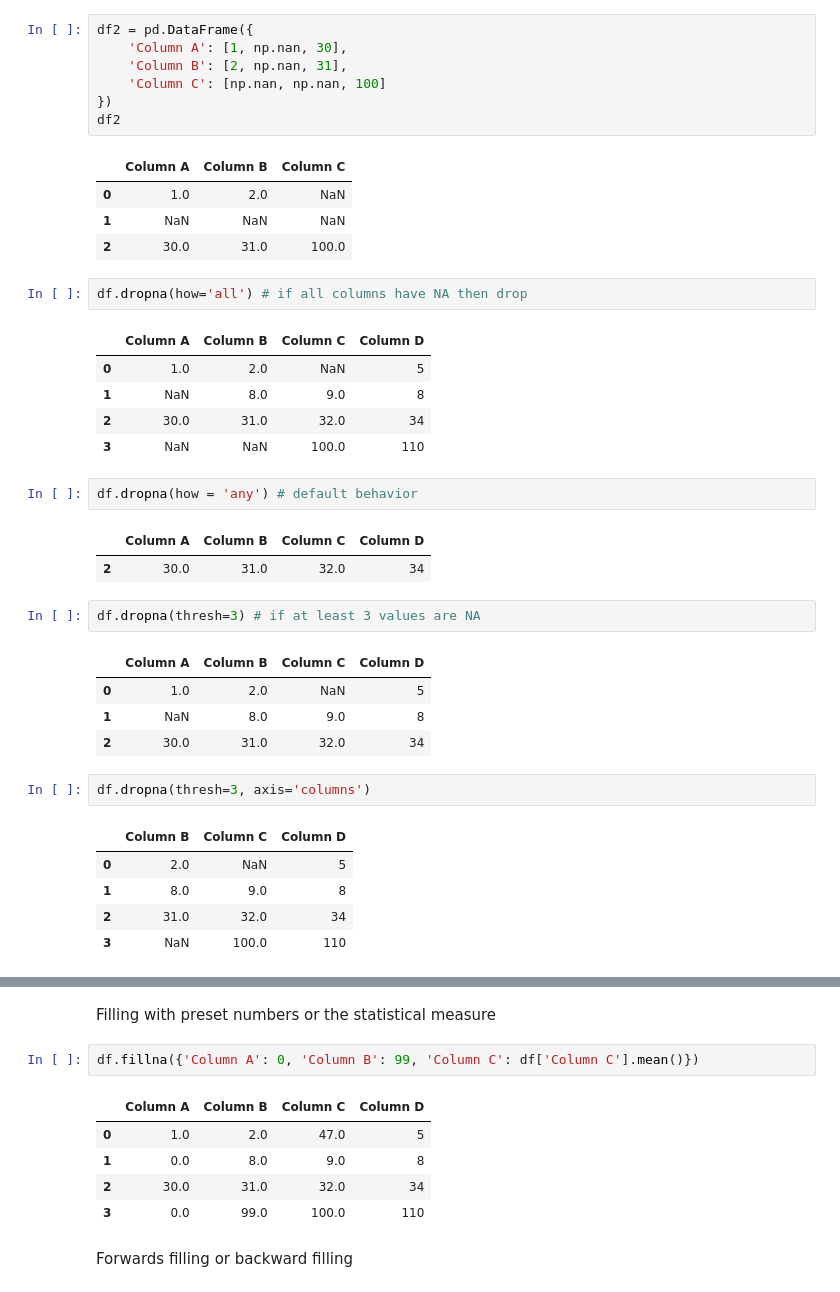
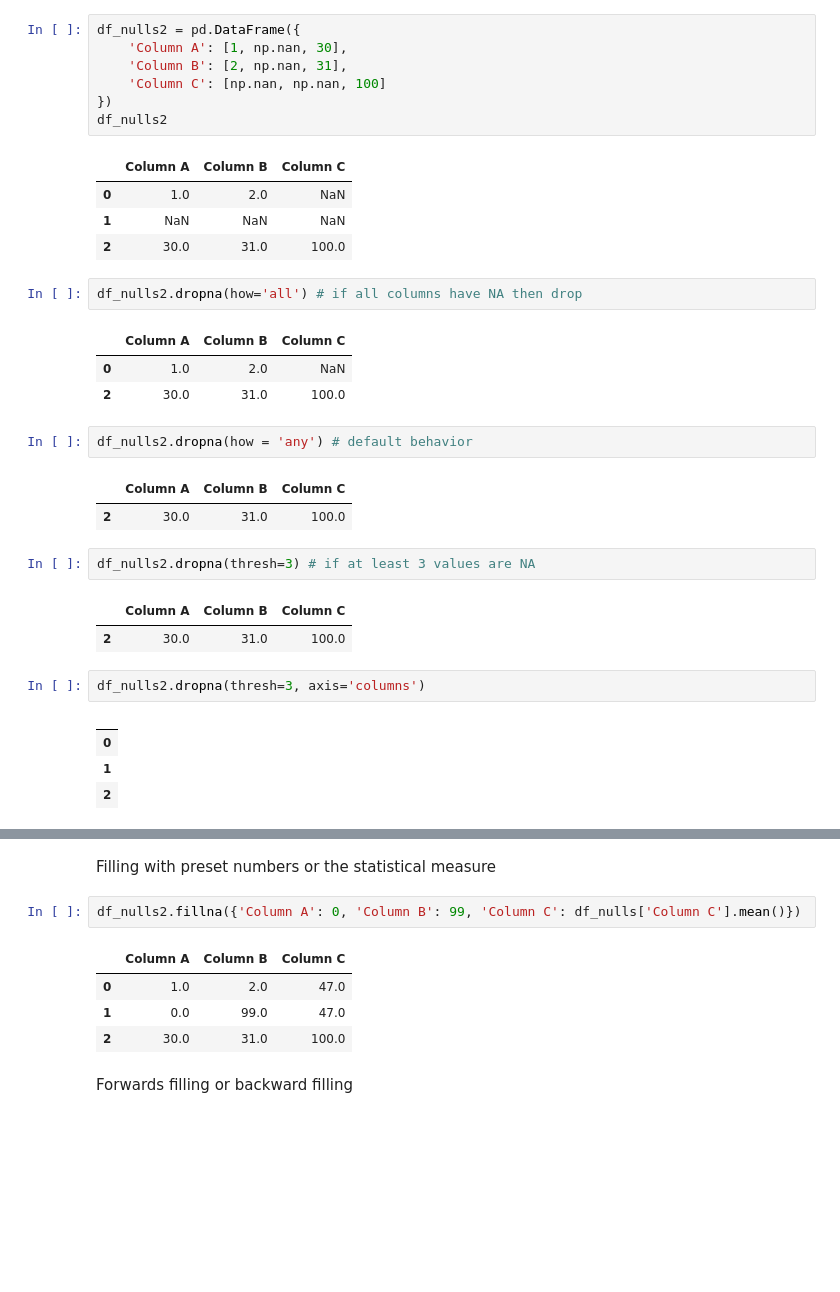
Before and after one commit to dcaley5005/Python_Cheat_Sheet, a Jupyter notebook: Data_Transformation/data_transformation.ipynb, the cells around one changed output, grey strips where cells are left out. Drawn from its saved outputs; the diff is of its cells as text; blank space fills up the shorter version.

```diff
--- a/Data_Transformation/data_transformation.ipynb
+++ b/Data_Transformation/data_transformation.ipynb
@@ -1313,45 +1353,40 @@ df.dropna(axis=1)
 # %% [markdown]
 In this case, any row or column that contains **at least** one null value will be dropped. Which can be, depending on the case, too extreme. You can control this behavior with the `how` parameter. Can be either `'any'` or `'all'`:
 # %%
-df2 = pd.DataFrame({
+df_nulls2 = pd.DataFrame({
     'Column A': [1, np.nan, 30],
     'Column B': [2, np.nan, 31],
     'Column C': [np.nan, np.nan, 100]
 })
-df2
+df_nulls2
 # %% [output]
 |  | Column A | Column B | Column C |
 | 0 | 1.0 | 2.0 | NaN |
 | 1 | NaN | NaN | NaN |
 | 2 | 30.0 | 31.0 | 100.0 |
 # %%
-df.dropna(how='all') # if all columns have NA then drop
+df_nulls2.dropna(how='all') # if all columns have NA then drop
 # %% [output]
-|  | Column A | Column B | Column C | Column D |
-| 0 | 1.0 | 2.0 | NaN | 5 |
-| 1 | NaN | 8.0 | 9.0 | 8 |
-| 2 | 30.0 | 31.0 | 32.0 | 34 |
-| 3 | NaN | NaN | 100.0 | 110 |
+|  | Column A | Column B | Column C |
+| 0 | 1.0 | 2.0 | NaN |
+| 2 | 30.0 | 31.0 | 100.0 |
 # %%
-df.dropna(how = 'any') # default behavior
+df_nulls2.dropna(how = 'any') # default behavior
 # %% [output]
-|  | Column A | Column B | Column C | Column D |
-| 2 | 30.0 | 31.0 | 32.0 | 34 |
+|  | Column A | Column B | Column C |
+| 2 | 30.0 | 31.0 | 100.0 |
 # %%
-df.dropna(thresh=3) # if at least 3 values are NA
+df_nulls2.dropna(thresh=3) # if at least 3 values are NA
 # %% [output]
-|  | Column A | Column B | Column C | Column D |
-| 0 | 1.0 | 2.0 | NaN | 5 |
-| 1 | NaN | 8.0 | 9.0 | 8 |
-| 2 | 30.0 | 31.0 | 32.0 | 34 |
+|  | Column A | Column B | Column C |
+| 2 | 30.0 | 31.0 | 100.0 |
 # %%
-df.dropna(thresh=3, axis='columns')
+df_nulls2.dropna(thresh=3, axis='columns')
 # %% [output]
-|  | Column B | Column C | Column D |
-| 0 | 2.0 | NaN | 5 |
-| 1 | 8.0 | 9.0 | 8 |
-| 2 | 31.0 | 32.0 | 34 |
-| 3 | NaN | 100.0 | 110 |
+|  |
+| 0 |
+| 1 |
+| 2 |
 # %% [markdown]
 ![green-divider](https://user-images.githubusercontent.com/7065401/52071924-c003ad80-2562-11e9-8297-1c6595f8a7ff.png)
 
@@ -1359,13 +1394,12 @@ df.dropna(thresh=3, axis='columns')
 # %% [markdown]
 Filling with preset numbers or the statistical measure
 # %%
-df.fillna({'Column A': 0, 'Column B': 99, 'Column C': df['Column C'].mean()})
+df_nulls2.fillna({'Column A': 0, 'Column B': 99, 'Column C': df_nulls['Column C'].mean()})
 # %% [output]
-|  | Column A | Column B | Column C | Column D |
-| 0 | 1.0 | 2.0 | 47.0 | 5 |
-| 1 | 0.0 | 8.0 | 9.0 | 8 |
-| 2 | 30.0 | 31.0 | 32.0 | 34 |
-| 3 | 0.0 | 99.0 | 100.0 | 110 |
+|  | Column A | Column B | Column C |
+| 0 | 1.0 | 2.0 | 47.0 |
+| 1 | 0.0 | 99.0 | 47.0 |
+| 2 | 30.0 | 31.0 | 100.0 |
 # %% [markdown]
 Forwards filling or backward filling
 # %%
```
Also changed, not shown: parts of 78 cells of this notebook, 19 other files.
